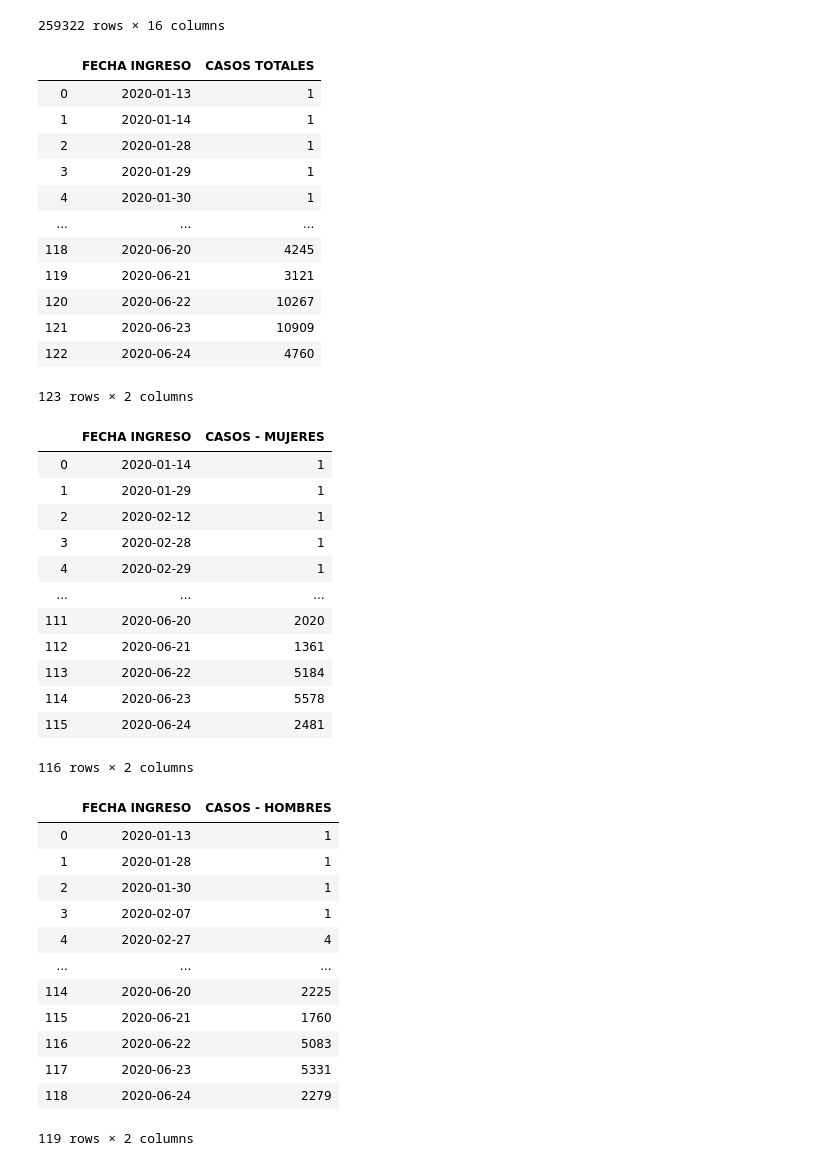
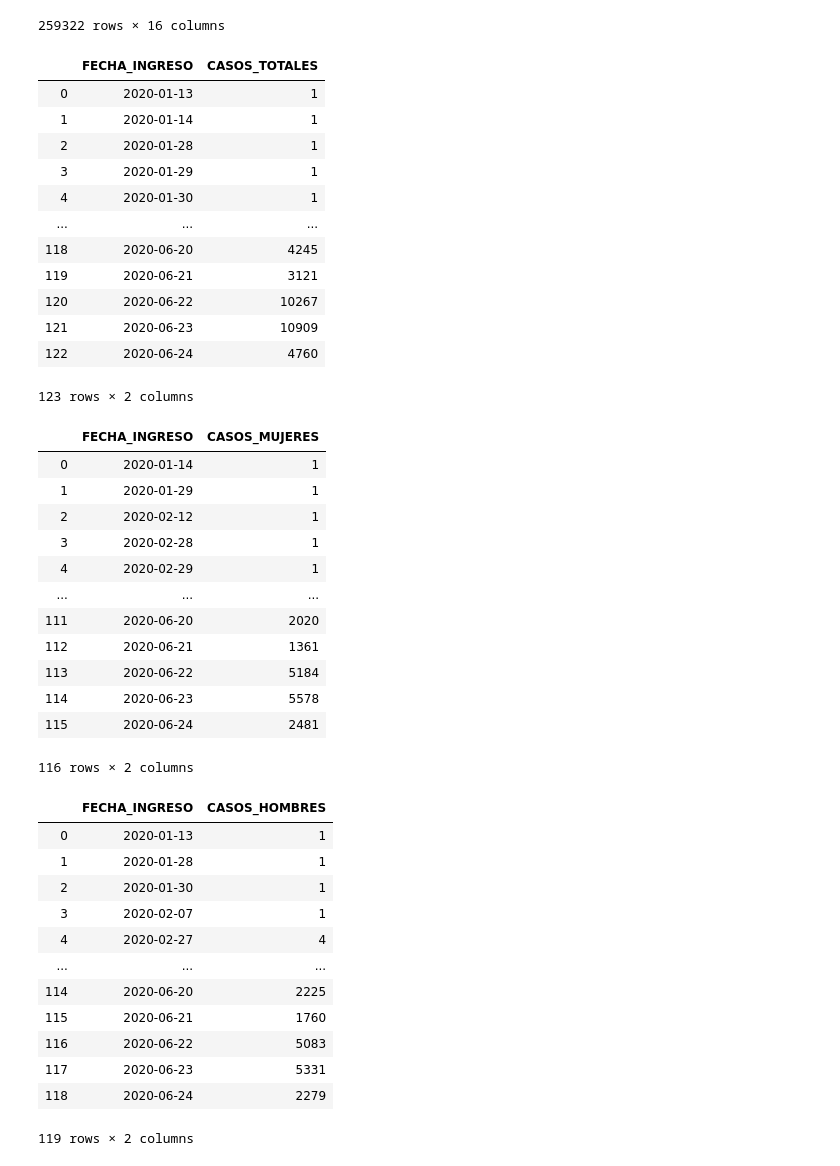
Before and after one commit to Jose2512/Covid-19_Dashboard, a Jupyter notebook: Scripts/Casos_por_fecha_ingreso.ipynb, the cells around one changed output. Drawn from its saved outputs; the diff is of its cells as text; code cells hidden in the pictures.

```diff
--- a/Scripts/Casos_por_fecha_ingreso.ipynb
+++ b/Scripts/Casos_por_fecha_ingreso.ipynb
@@ -37,10 +37,10 @@ display(clean_covid_data)
 259322 rows × 16 columns
 # %%
 cases_per_date = clean_covid_data.copy()
-cases_per_date = cases_per_date.groupby(['FECHA INGRESO']).count().rename(columns={'ID_REGISTRO':'CASOS TOTALES'}).drop(['SEXO','FECHA DEFUNCION','MUNICIPIO RESIDENCIA','INTUBADO','EDAD','DIABETES','EPOC','ASMA','INMUNOSUPRESION','HIPERTENSION','CARDIOVASCULAR','OBESIDAD','RENAL CRONICA','TABAQUISMO'],axis=1).reset_index()
+cases_per_date = cases_per_date.groupby(['FECHA INGRESO']).count().reset_index().rename(columns={'FECHA INGRESO':'FECHA_INGRESO','ID_REGISTRO':'CASOS_TOTALES'}).drop(['SEXO','FECHA DEFUNCION','MUNICIPIO RESIDENCIA','INTUBADO','EDAD','DIABETES','EPOC','ASMA','INMUNOSUPRESION','HIPERTENSION','CARDIOVASCULAR','OBESIDAD','RENAL CRONICA','TABAQUISMO'],axis=1)
 cases_per_date
 # %% [output]
-|  | FECHA INGRESO | CASOS TOTALES |
+|  | FECHA_INGRESO | CASOS_TOTALES |
 | 0 | 2020-01-13 | 1 |
 | 1 | 2020-01-14 | 1 |
 | 2 | 2020-01-28 | 1 |
@@ -56,10 +56,10 @@ cases_per_date
 # %%
 casos_fecha_mujeres = clean_covid_data.copy()
 casos_fecha_mujeres = casos_fecha_mujeres[casos_fecha_mujeres["SEXO"]=="MUJER"]
-casos_fecha_mujeres = casos_fecha_mujeres.groupby(['FECHA INGRESO']).count().rename(columns={'ID_REGISTRO':'CASOS - MUJERES'}).drop(['SEXO','FECHA DEFUNCION','MUNICIPIO RESIDENCIA','INTUBADO','EDAD','DIABETES','EPOC','ASMA','INMUNOSUPRESION','HIPERTENSION','CARDIOVASCULAR','OBESIDAD','RENAL CRONICA','TABAQUISMO'],axis=1).reset_index()
+casos_fecha_mujeres = casos_fecha_mujeres.groupby(['FECHA INGRESO']).count().reset_index().rename(columns={'FECHA INGRESO':'FECHA_INGRESO','ID_REGISTRO':'CASOS_MUJERES'}).drop(['SEXO','FECHA DEFUNCION','MUNICIPIO RESIDENCIA','INTUBADO','EDAD','DIABETES','EPOC','ASMA','INMUNOSUPRESION','HIPERTENSION','CARDIOVASCULAR','OBESIDAD','RENAL CRONICA','TABAQUISMO'],axis=1)
 casos_fecha_mujeres
 # %% [output]
-|  | FECHA INGRESO | CASOS - MUJERES |
+|  | FECHA_INGRESO | CASOS_MUJERES |
 | 0 | 2020-01-14 | 1 |
 | 1 | 2020-01-29 | 1 |
 | 2 | 2020-02-12 | 1 |
@@ -75,10 +75,10 @@ casos_fecha_mujeres
 # %%
 casos_fecha_hombres = clean_covid_data.copy()
 casos_fecha_hombres = casos_fecha_hombres[casos_fecha_hombres["SEXO"]=="HOMBRE"]
-casos_fecha_hombres = casos_fecha_hombres.groupby(['FECHA INGRESO']).count().rename(columns={'ID_REGISTRO':'CASOS - HOMBRES'}).drop(['SEXO','FECHA DEFUNCION','MUNICIPIO RESIDENCIA','INTUBADO','EDAD','DIABETES','EPOC','ASMA','INMUNOSUPRESION','HIPERTENSION','CARDIOVASCULAR','OBESIDAD','RENAL CRONICA','TABAQUISMO'],axis=1).reset_index()
+casos_fecha_hombres = casos_fecha_hombres.groupby(['FECHA INGRESO']).count().reset_index().rename(columns={'FECHA INGRESO':'FECHA_INGRESO','ID_REGISTRO':'CASOS_HOMBRES'}).drop(['SEXO','FECHA DEFUNCION','MUNICIPIO RESIDENCIA','INTUBADO','EDAD','DIABETES','EPOC','ASMA','INMUNOSUPRESION','HIPERTENSION','CARDIOVASCULAR','OBESIDAD','RENAL CRONICA','TABAQUISMO'],axis=1)
 casos_fecha_hombres
 # %% [output]
-|  | FECHA INGRESO | CASOS - HOMBRES |
+|  | FECHA_INGRESO | CASOS_HOMBRES |
 | 0 | 2020-01-13 | 1 |
 | 1 | 2020-01-28 | 1 |
 | 2 | 2020-01-30 | 1 |
```
Also changed, not shown: parts of 1 cell of this notebook.
